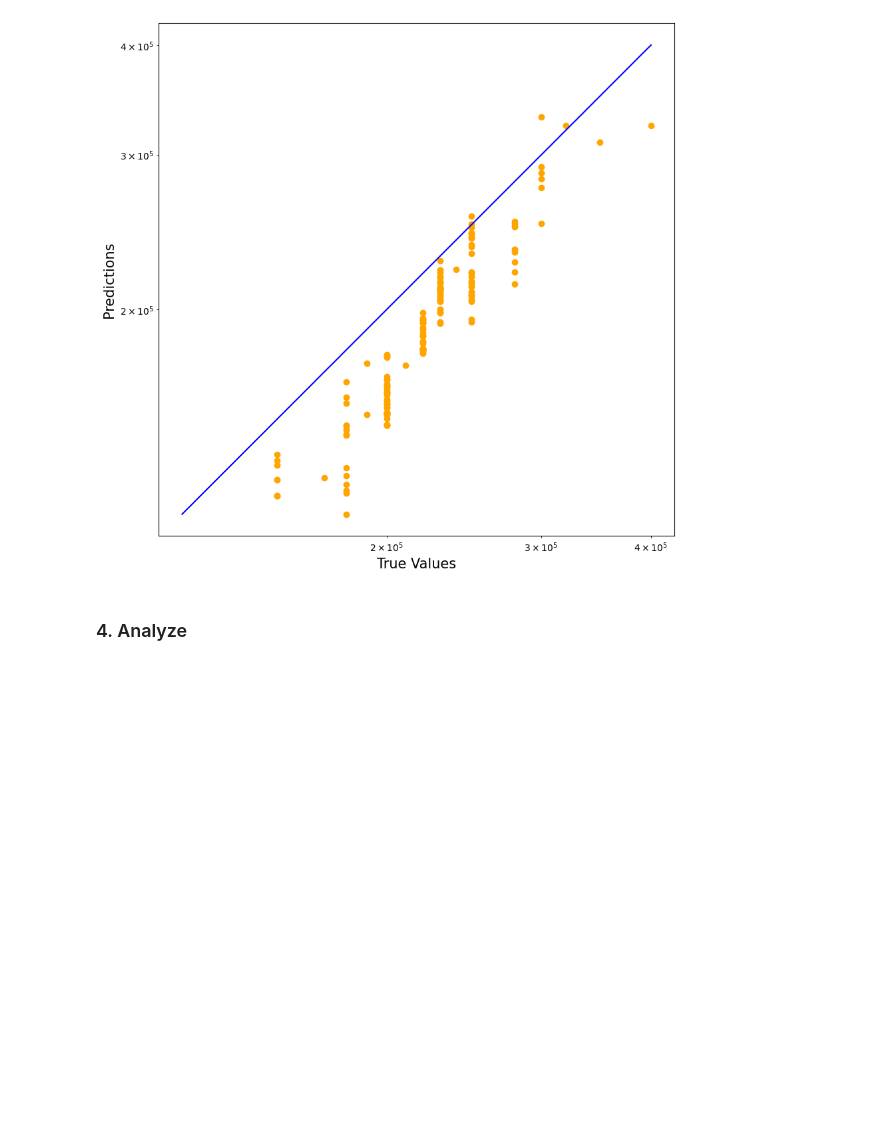
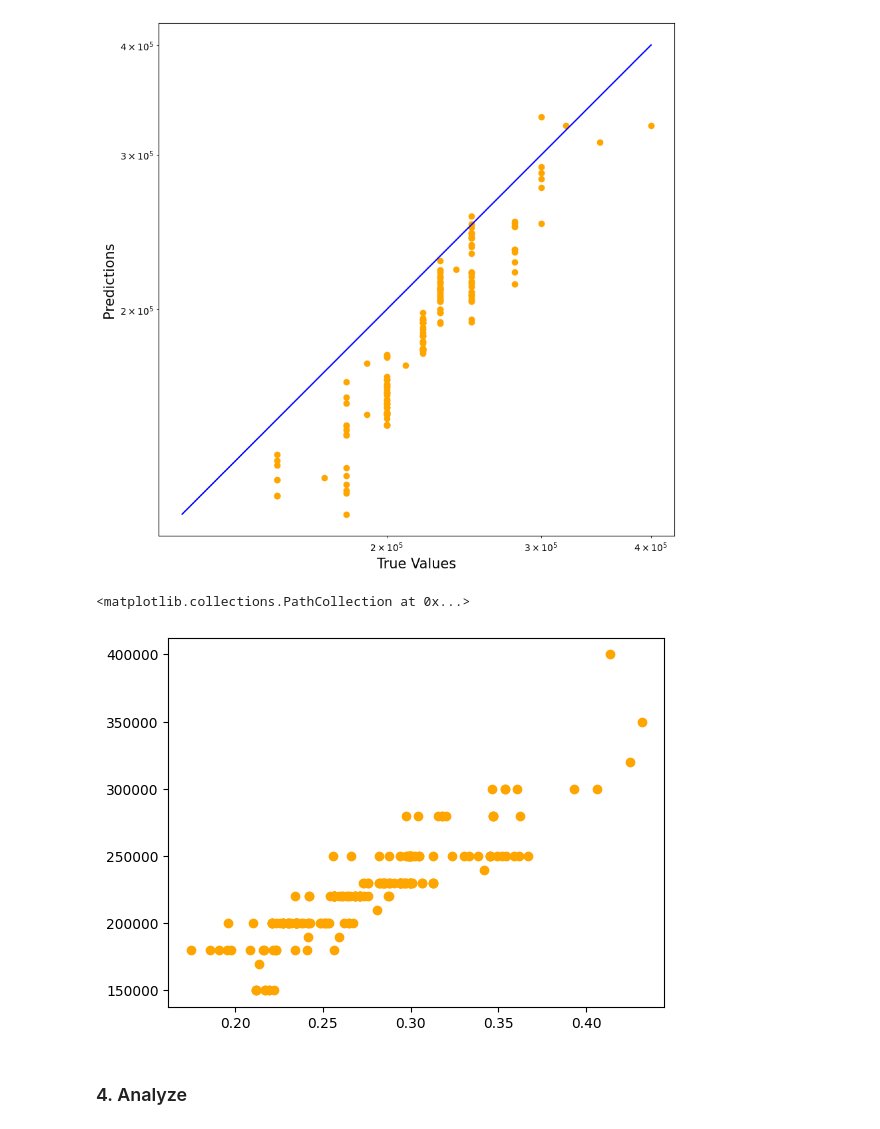
Before and after one commit to soph-colo/data3000-adv-ds, a Jupyter notebook: chatgpt-influencer/notebooks/linear_regression.ipynb, the cells around one changed output. Saved outputs shown, nothing was run; the diff lists cells and outputs as text; code cells hidden in the pictures; blank space fills up the shorter version.

```diff
--- a/chatgpt-influencer/notebooks/linear_regression.ipynb
+++ b/chatgpt-influencer/notebooks/linear_regression.ipynb
@@ -111,6 +111,12 @@ plt.axis('equal')
 plt.show()
 # %% [output]
 [figure]
+# %%
+X_condense = [np.mean(num_list) for num_list in X_test]
+plt.scatter(X_condense, y_test, c='orange')
+# %% [output]
+<matplotlib.collections.PathCollection at 0x...>
+[figure, added]
 # %% [markdown]
 ### 4. Analyze
 # %%
```
Also changed, not shown: parts of 2 cells of this notebook, 1 other file.
